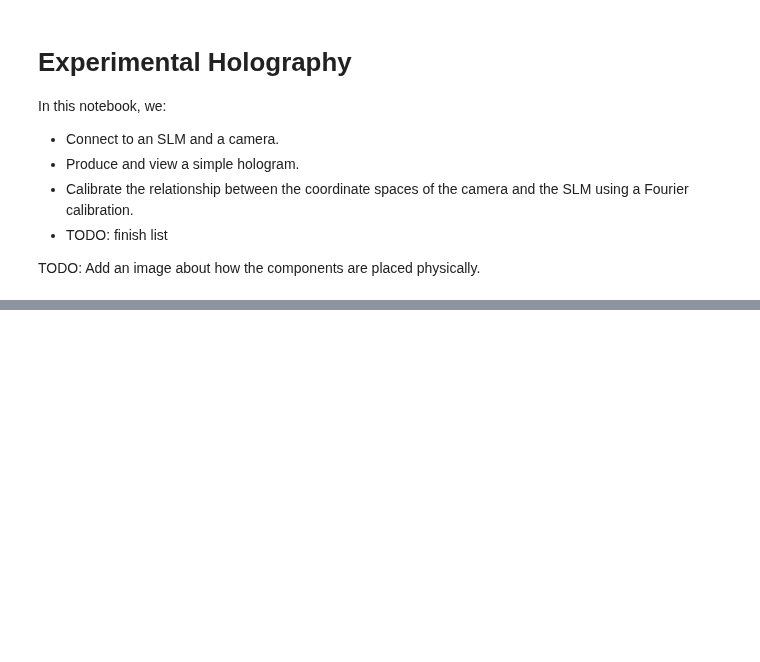
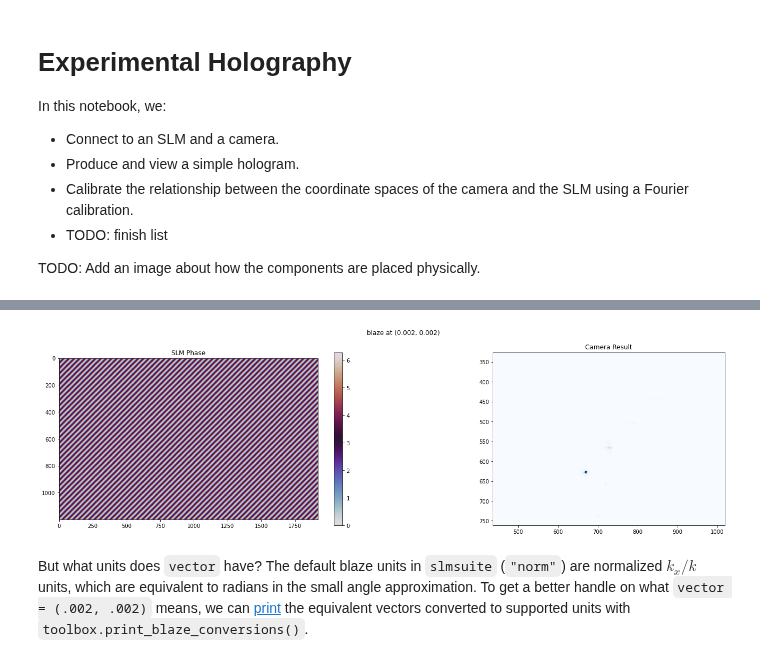
Before and after one commit to slmsuite/slmsuite-examples, a Jupyter notebook: examples/experimental_holography.ipynb, the cells around one changed output, grey strips where cells are left out. Cells and saved outputs as stored; diff of their text form; code cells hidden in the pictures; blank space fills up the shorter version.

```diff
--- a/examples/experimental_holography.ipynb
+++ b/examples/experimental_holography.ipynb
@@ -146,0 +111,3 @@ fs.fourier_calibrate(array_shape=(60, 40), array_pitch=(15, 20))
+# %%
+phase = np.zeros(slm.shape)
+slm.write(phase, settle=True);      # slm.write(None, settle=True) is equivalent to this.
@@ -146,0 +131,34 @@ fs.fourier_calibrate(array_shape=(60, 40), array_pitch=(15, 20))
+# %%
+def plot_phase(phase, title="", zoom=True):
+    # One plot if no camera; two otherwise.
+    _, axs = plt.subplots(1, 2 - (cam is None), figsize=(24,6))
+
+    if cam is None:
+        axs = [axs]
+
+    # Plot the phase.
+    axs[0].set_title("SLM Phase")
+    im = axs[0].imshow(
+        np.mod(phase, 2*np.pi),
+        vmin=0,
+        vmax=2*np.pi,
+        interpolation="none",
+        cmap="twilight"
+    )
+    plt.colorbar(im, ax=axs[0])
+
+    # Grab an image of the resulting pattern and plot.
+    slm.write(phase, settle=True)
+    img = cam.get_image()
+
+    axs[1].set_title("Camera Result")
+    axs[1].imshow(img)
+    if zoom:
+        xlim = axs[1].get_xlim()
+        ylim = axs[1].get_ylim()
+        axs[1].set_xlim([xlim[0] * .7 + xlim[1] * .3, xlim[0] * .3 + xlim[1] * .7])
+        axs[1].set_ylim([ylim[0] * .7 + ylim[1] * .3, ylim[0] * .3 + ylim[1] * .7])
+
+    # Make a title, if given.
+    plt.suptitle(title)
+    plt.show()
@@ -146,0 +171,12 @@ fs.fourier_calibrate(array_shape=(60, 40), array_pitch=(15, 20))
+# %%
+from slmsuite.holography import toolbox
+
+vector = (.002, .002)   # Radians (== normalized units kx/k)
+blaze_phase = toolbox.blaze(grid=slm, vector=vector)
+plot_phase(blaze_phase, title="blaze at {}".format(vector))
+# %% [output]
+[figure, added]
+# %% [markdown]
+But what units does `vector` have? The default blaze units in `slmsuite` (`"norm"`) are normalized $k_x/k$ units, which are equivalent to radians in the small angle approximation. To get a better handle on what `vector = (.002, .002)` means, we can
+[print](https://slmsuite.readthedocs.io/en/latest/_autosummary/slmsuite.holography.toolbox.print_blaze_conversions.html#slmsuite.holography.toolbox.print_blaze_conversions)
+the equivalent vectors converted to supported units with `toolbox.print_blaze_conversions()`.
```
Also changed, not shown: parts of 49 cells of this notebook, 6 other files.
